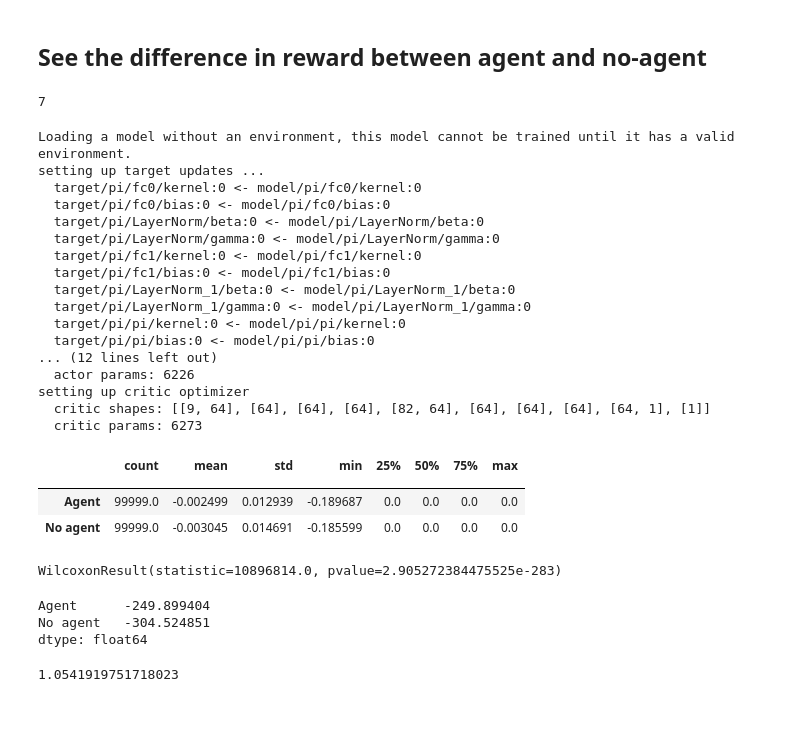
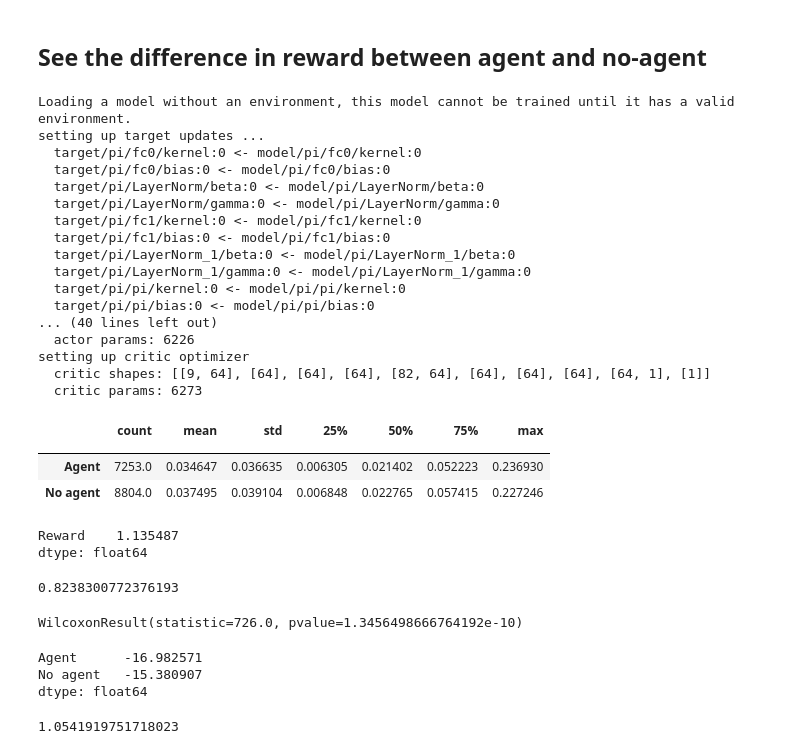
Before and after one commit to vegraux/master_thesis, a Jupyter notebook: RLpower/notebooks/visualise_actions.ipynb, the cells around one changed output. Cells and saved outputs as stored; diff of their text form; code cells hidden in the pictures; blank space fills up the shorter version.

```diff
--- a/RLpower/notebooks/visualise_actions.ipynb
+++ b/RLpower/notebooks/visualise_actions.ipynb
@@ -430,15 +435,14 @@ Text(0.5, 0, 'Hour of the day')
 #pickle_savefig(fig,'increase_demand_current')
 # %% [markdown]
 ## See the difference in reward between agent and no-agent
-# %%
-calc_hour(env._episode_start_hour,current_step)
-# %% [output]
-7
 # %%
-for reward in ['imbalance']:
+for reward in ['voltage','current']:
     period=100000
-    model, env = load_env('flexible_load_first',seed=9) #seed 5: heavy sun, 9: weak sun
-    env.set_parameters({'reward_terms': [reward]})
+    model, env = load_env(seed=9) #seed 5: heavy sun, 9: weak sun
+    env.set_parameters({'reward_terms': [reward],
+                   'demand_std':0.03,
+                   'solar_std':0.03,
+                    'reactive_power':True})
     rewards, t_steps, hues, hours = [], [], [], []
     obs = env.reset()
 
@@ -492,7 +496,7 @@ for reward in ['imbalance']:
     df['Hours'] = t_steps
     df['Hour in the day'] = hours
     df[''] = hues
-    df.to_csv('data/config_hour_{}.csv'.format(reward),index=False)
+    df.to_csv('data/config1_random_hour_{}.csv'.format(reward),index=False)
 # %% [output]
 Loading a model without an environment, this model cannot be trained until it has a valid environment.
 setting up target updates ...
@@ -506,7 +510,7 @@ setting up target updates ...
   target/pi/LayerNorm_1/gamma:0 <- model/pi/LayerNorm_1/gamma:0
   target/pi/pi/kernel:0 <- model/pi/pi/kernel:0
   target/pi/pi/bias:0 <- model/pi/pi/bias:0
-... (12 lines left out)
+... (40 lines left out)
   actor params: 6226
 setting up critic optimizer
   critic shapes: [[9, 64], [64], [64], [64], [82, 64], [64], [64], [64], [64, 1], [1]]
@@ -514,30 +518,45 @@ setting up critic optimizer
 # %%
 #df.to_csv('data/confi2g_current.csv',index=False)
 # %%
-df = pd.read_csv('data/config1_hour_voltage.csv')
+df = pd.read_csv('data/config1_random_hour_voltage.csv')
 df = df.rename(columns={'Unnamed: 3':''})
 # %%
 rewards = df[df[''].isin(['Agent','No agent'])]
-#rewards = rewards[rewards['Reward'] < 0]
+rewards = rewards[rewards['Reward'] < 0]
+rewards['Reward'] *= -1
 stats = rewards[['','Reward']].groupby(['']).describe()['Reward']
 stats
 #stats.iloc[:,:-1].to_csv('data/stats_config1_current.csv',float_format='%.3f')
+cols = [c for c in stats if c !='min']
+stats[cols]
+#stats[cols].to_csv('data/stats_config1_current.csv',float_format='%.3f')
 # %% [output]
-|  | count | mean | std | min | 25% | 50% | 75% | max |
-|  |  |  |  |  |  |  |  |  |
-| Agent | 99999.0 | -0.002499 | 0.012939 | -0.189687 | 0.0 | 0.0 | 0.0 | 0.0 |
-| No agent | 99999.0 | -0.003045 | 0.014691 | -0.185599 | 0.0 | 0.0 | 0.0 | 0.0 |
+|  | count | mean | std | 25% | 50% | 75% | max |
+|  |  |  |  |  |  |  |  |
+| Agent | 7253.0 | 0.034647 | 0.036635 | 0.006305 | 0.021402 | 0.052223 | 0.236930 |
+| No agent | 8804.0 | 0.037495 | 0.039104 | 0.006848 | 0.022765 | 0.057415 | 0.227246 |
+# %%
+k = rewards[['','Reward']].groupby(['']).sum()
+k.iloc[0]/k.iloc[1]
+#k
+# %% [output]
+Reward    1.135487
+dtype: float64
+# %%
+7253/8804
+# %% [output]
+0.8238300772376193
 # %%
 cat1 = df[df[''] == 'Agent']['Reward'].values
 cat2 = df[df[''] == 'No agent']['Reward'].values
 wilcoxon(cat1, cat2)
 # %% [output]
-WilcoxonResult(statistic=10896814.0, pvalue=2.905272384475525e-283)
+WilcoxonResult(statistic=726.0, pvalue=1.3456498666764192e-10)
 # %%
 stats['count']*stats['mean']
 # %% [output]
-Agent      -249.899404
-No agent   -304.524851
+Agent      -16.982571
+No agent   -15.380907
 dtype: float64
 # %%
 mean_agent =(505.9/9022)
```
Also changed, not shown: parts of 41 cells of this notebook, 9 other files.
